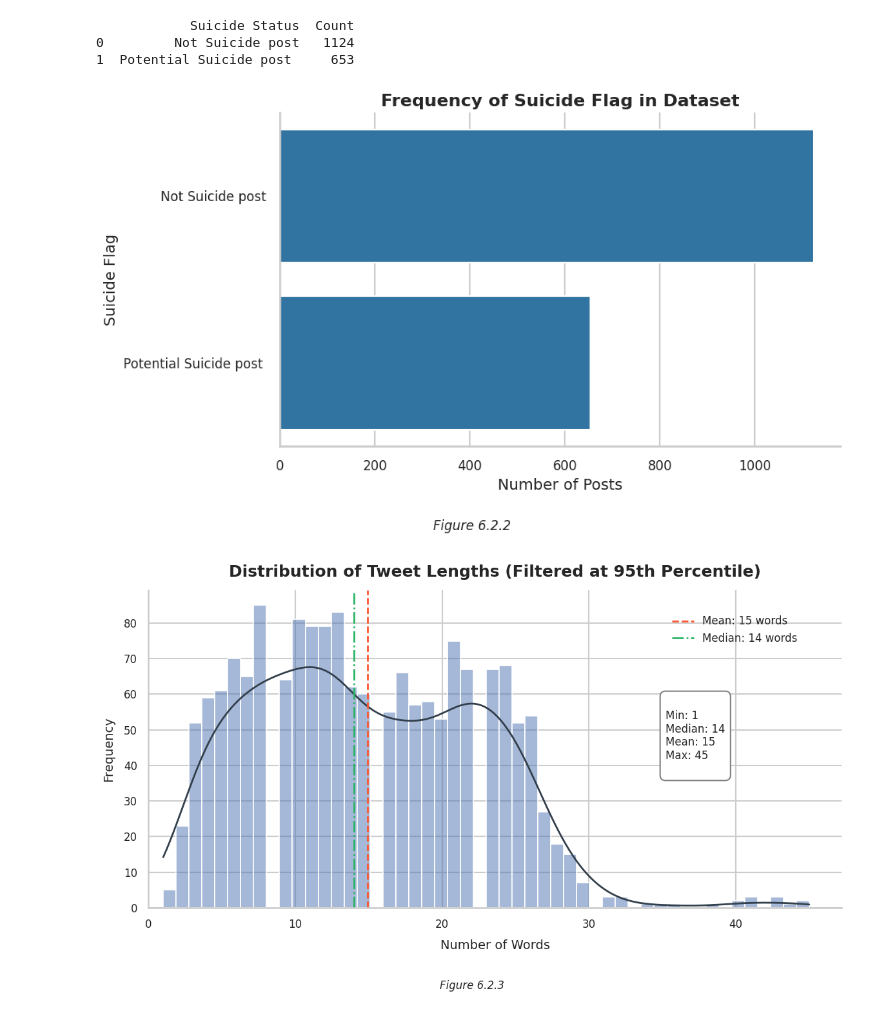
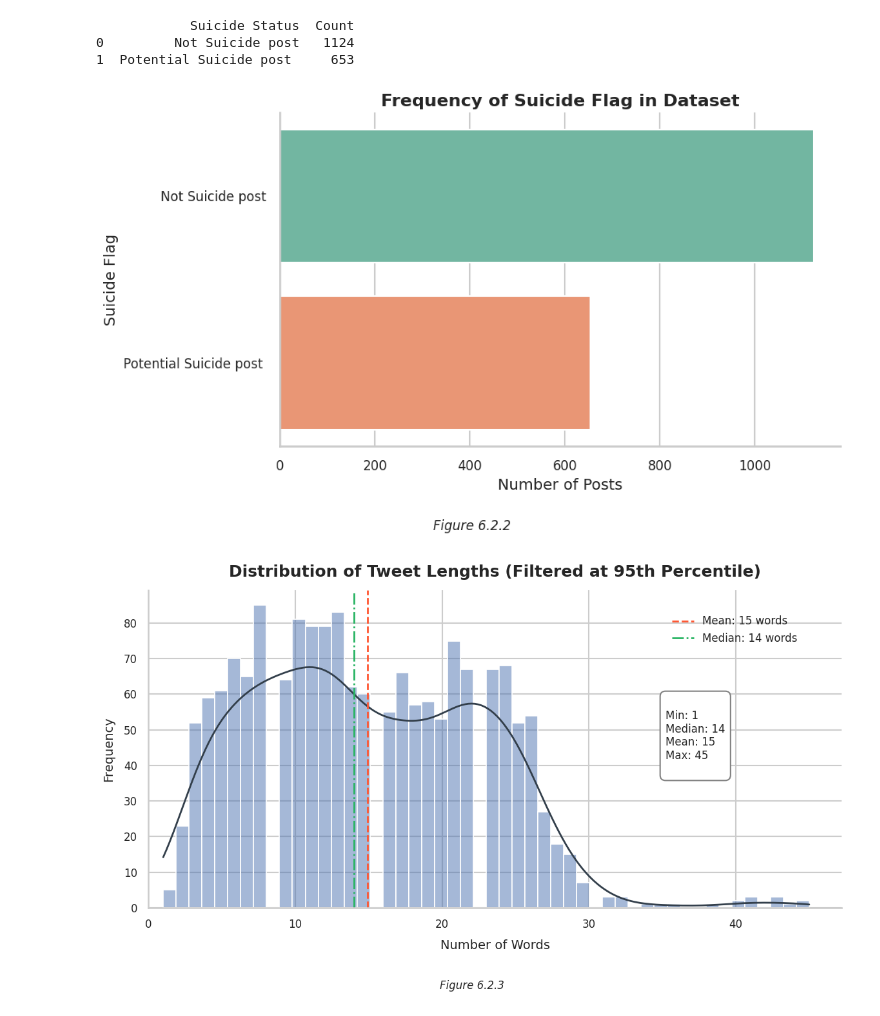
Before and after one commit to PaoloCarlevero/self_harm_datasets, a Jupyter notebook: self_harm_datasets.ipynb, the cells around one changed output. Saved outputs shown, nothing was run; the diff lists cells and outputs as text; code cells hidden in the pictures.

```diff
--- a/self_harm_datasets.ipynb
+++ b/self_harm_datasets.ipynb
@@ -682,43 +680,48 @@ fig, ax = plt.subplots(figsize=(10, 6))
 # Define the unique number of statuses
 unique_statuses = suicidal_tweet_detection_dataset['Suicide'].nunique()
 
+# Use a consistent, colorblind-friendly palette for better accessibility
+palette = sns.color_palette("Set2", n_colors=unique_statuses)
+
 # Plot the distribution of mental health conditions by post count
 sns.countplot(
     data=suicidal_tweet_detection_dataset,
     y='Suicide',
+    hue='Suicide',
     order=suicidal_tweet_detection_dataset['Suicide'].value_counts().index,
+    palette=palette,
     legend=False,
     ax=ax  # Pass the axis to sns.countplot
 )
 
 # Add a descriptive title and axis labels for clarity
 ax.set_title("Frequency of Suicide Flag in Dataset", fontsize=16, fontweight='bold')
 ax.set_xlabel("Number of Posts", fontsize=14)
 ax.set_ylabel("Suicide Flag", fontsize=14)
 
 # Adjust tick label sizes to improve readability
 ax.tick_params(axis='x', labelsize=12)
 ax.tick_params(axis='y', labelsize=12)
 
 # Remove top and right spines for a cleaner look
 sns.despine(ax=ax)
 
 # Adjust layout and make space at the bottom for the caption
 plt.tight_layout()
 plt.subplots_adjust(bottom=0.2)
 
 # Add figure number and caption below the plot
 fig.text(
     0.5, 0.02,
     'Figure 6.2.2',
     fontsize=12,
     fontstyle='italic',
     ha='center'
 )
 
 plt.show()
 # %% [output]
-[figure, old version]
+[figure, new version]
 # %%
 # Calculate 95th percentile threshold
 percentile_95 = suicidal_tweet_detection_dataset['text_length'].quantile(0.95)
```
Also changed, not shown: parts of 11 cells of this notebook.
